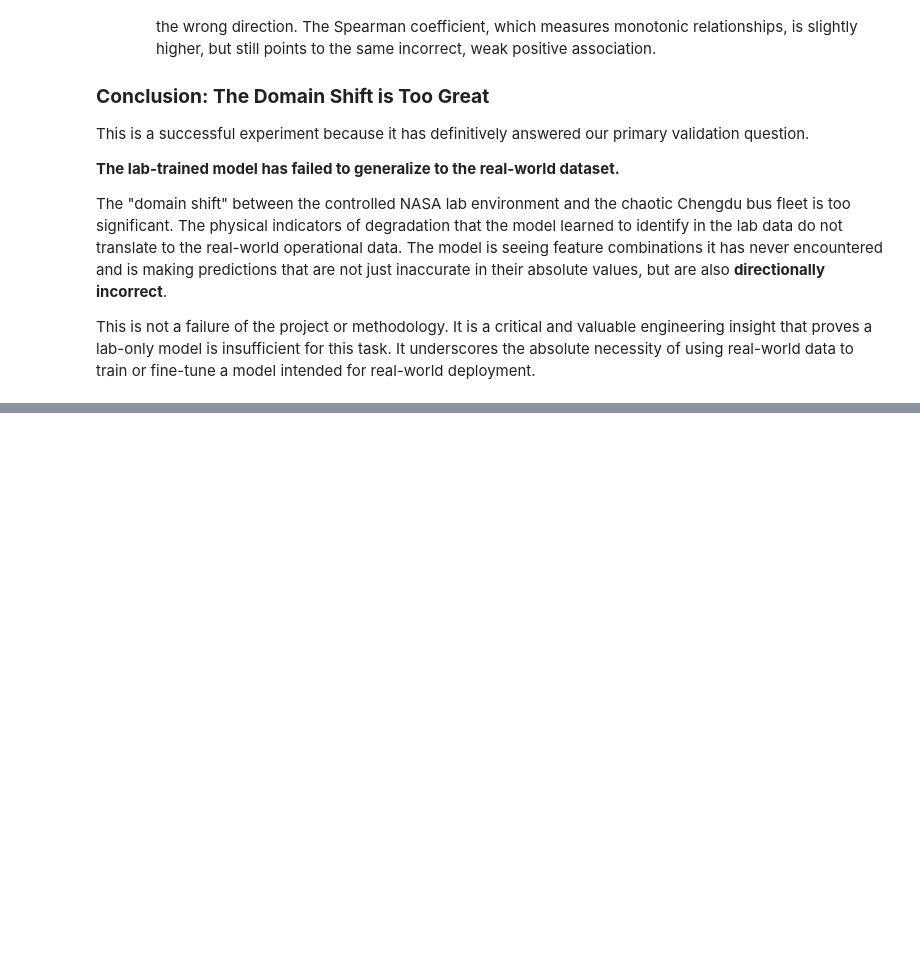
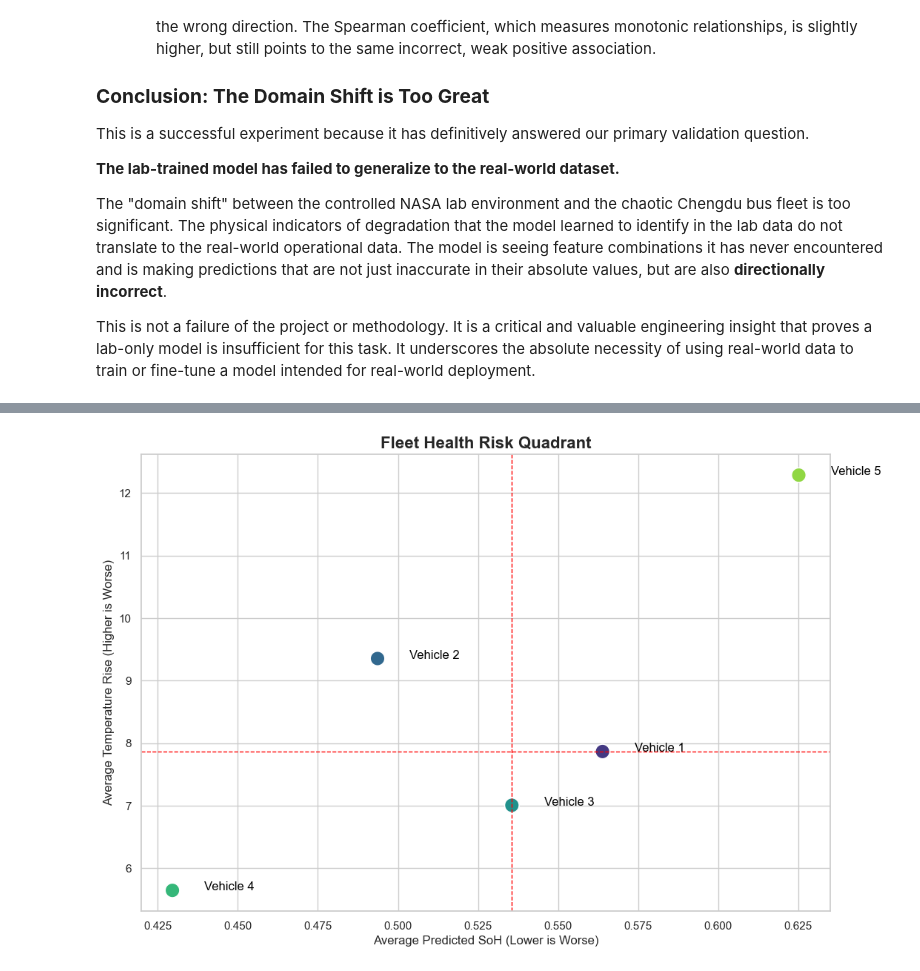
Before and after one commit to Jai-Kumar786/EV_Predictive_Maintenance, a Jupyter notebook: notebooks/04_real_world_validation.ipynb, the cells around one changed output, grey strips where cells are left out. Saved outputs shown, nothing was run; the diff lists cells and outputs as text; code cells hidden in the pictures; blank space fills up the shorter version.

```diff
--- a/notebooks/04_real_world_validation.ipynb
+++ b/notebooks/04_real_world_validation.ipynb
@@ -500,0 +572,96 @@ Therefore, `delta_temp` is a direct, measurable, physical symptom of battery deg
+# %%
+import pandas as pd
+import numpy as np
+import seaborn as sns
+import matplotlib.pyplot as plt
+from sklearn.preprocessing import MinMaxScaler
+
+print("--- Week 8, Task 4.1: Developing the Fleet Health Scorecard ---")
+
+try:
+    # --- Step 1: Assume DataFrame is in Memory ---
+    # This script assumes 'chengdu_features' with the 'predicted_soh' column is available.
+    if 'chengdu_features' not in locals():
+        raise NameError("The 'chengdu_features' DataFrame was not found. Please run the prediction script (Sub-Task 2.1) first.")
+
+    print(f"Using the feature matrix with {len(chengdu_features)} trips to generate the fleet scorecard.")
+
+    # --- Step 2: Aggregate Health Metrics by Vehicle ---
+    # We group by vehicle and calculate the mean for our key health indicators.
+    fleet_health_df = chengdu_features.groupby('vehicle_id').agg(
+        avg_predicted_soh=('predicted_soh', 'mean'),
+        avg_delta_temp=('delta_temp', 'mean')
+    ).reset_index()
+
+    # --- Step 3: Create the Risk Quadrant Visualization ---
+    print("\nGenerating the Fleet Health Risk Quadrant plot...")
+
+    plt.figure(figsize=(12, 8))
+    sns.set_theme(style="whitegrid")
+
+    # Create the scatter plot
+    plot = sns.scatterplot(
+        data=fleet_health_df,
+        x='avg_predicted_soh',
+        y='avg_delta_temp',
+        hue='vehicle_id',
+        s=200, # Make points larger
+        palette='viridis',
+        legend=False
+    )
+
+    # Add labels for each point
+    for i in range(fleet_health_df.shape[0]):
+        plt.text(
+            x=fleet_health_df.avg_predicted_soh[i] + 0.01,
+            y=fleet_health_df.avg_delta_temp[i],
+            s=fleet_health_df.vehicle_id[i],
+            fontdict=dict(color='black', size=12)
+        )
+
+    # Add quadrant lines based on the median values
+    median_soh = fleet_health_df['avg_predicted_soh'].median()
+    median_temp = fleet_health_df['avg_delta_temp'].median()
+
+    plt.axvline(median_soh, color='red', linestyle='--', linewidth=1)
+    plt.axhline(median_temp, color='red', linestyle='--', linewidth=1)
+
+    plt.title('Fleet Health Risk Quadrant', fontsize=16, fontweight='bold')
+    plt.xlabel('Average Predicted SoH (Lower is Worse)', fontsize=12)
+    plt.ylabel('Average Temperature Rise (Higher is Worse)', fontsize=12)
+    plt.show()
+
+    # --- Step 4: Generate the Ranked Health Scorecard ---
+    print("\n--- Fleet Health Scorecard ---")
+
+    # Scale both metrics from 0 to 1
+    scaler = MinMaxScaler()
+    fleet_health_df[['scaled_soh', 'scaled_temp']] = scaler.fit_transform(fleet_health_df[['avg_predicted_soh', 'avg_delta_temp']])
+
+    # Create a risk score. A lower SoH is bad (so we use 1 - scaled_soh). A higher temp is bad.
+    # A higher final score means a less healthy vehicle.
+    fleet_health_df['health_score'] = (1 - fleet_health_df['scaled_soh']) + fleet_health_df['scaled_temp']
+
+    # Sort by the health score to rank the vehicles
+    fleet_health_df.sort_values(by='health_score', ascending=False, inplace=True)
+
+    # Assign a status based on the score
+    def assign_status(score):
+        if score > fleet_health_df['health_score'].quantile(0.75):
+            return "Priority Maintenance"
+        elif score > fleet_health_df['health_score'].quantile(0.40):
+            return "Monitor"
+        else:
+            return "Healthy"
+
+    fleet_health_df['Status'] = fleet_health_df['health_score'].apply(assign_status)
+
+    # Display the final scorecard
+    print(fleet_health_df[['vehicle_id', 'avg_predicted_soh', 'avg_delta_temp', 'health_score', 'Status']].reset_index(drop=True))
+    print("----------------------------")
+
+except NameError as e:
+    print(e)
+except Exception as e:
+    print(f"An unexpected error occurred: {e}")
+# %% [output]
@@ -500,0 +672 @@ Therefore, `delta_temp` is a direct, measurable, physical symptom of battery deg
+[figure, added]
```
Also changed, not shown: parts of 14 cells of this notebook, 3 other files.
